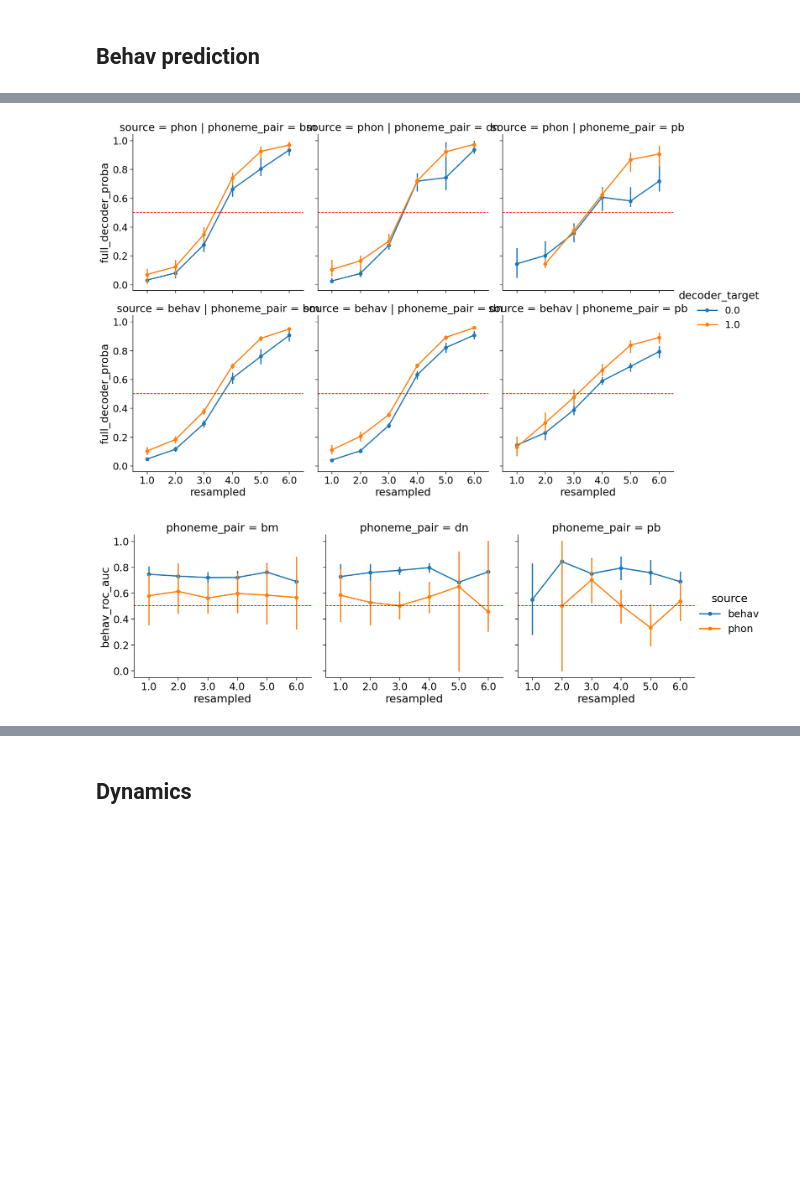
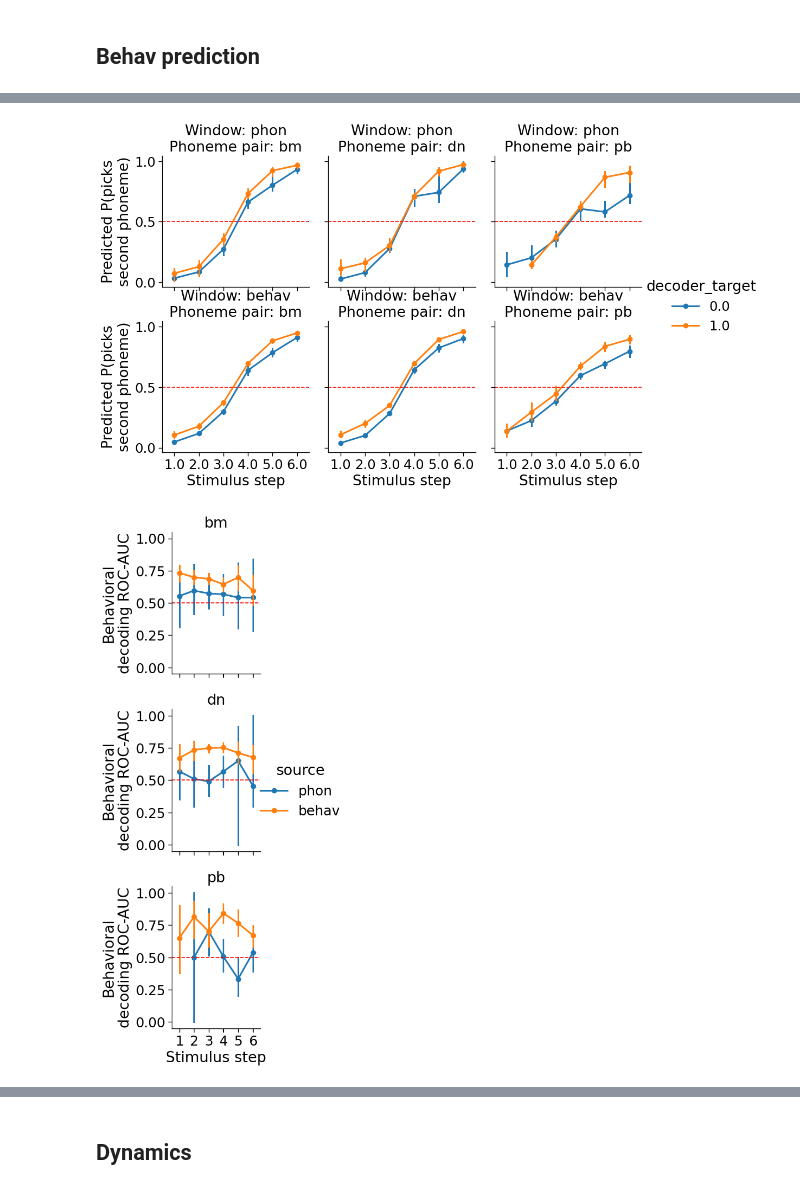
Before and after one commit to hans/barakeet, a Jupyter notebook: notebooks/causal4/A_neurometrics.ipynb, the cells around one changed output, grey strips where cells are left out. Drawn from its saved outputs; the diff is of its cells as text; code cells hidden in the pictures; blank space fills up the shorter version.

```diff
--- a/notebooks/causal4/A_neurometrics.ipynb
+++ b/notebooks/causal4/A_neurometrics.ipynb
@@ -386,8 +403,10 @@ phon_acc_change = (phon_acc
 # %%
 g = sns.catplot(data=phon_acc_change.to_pandas(),
                 x="resampled", y="phon", hue="lexical_evidence",
-                col="phoneme_pair", col_order=phoneme_pair_order,
-                kind="point", units="site")
+                row="phoneme_pair", row_order=phoneme_pair_order,
+                kind="point", units="site", height=3.5)
+g.set_axis_labels("Stimulus step", "Phonetic\ndecoding accuracy")
+g.set_titles(template="{row_name}")
 for ax in g.axes.flat:
     ax.axhline(0.5, color="red", linestyle="--")
 # %% [output]
@@ -394,0 +414,15 @@ for ax in g.axes.flat:
+# %%
+g = sns.catplot(
+    data=phon_acc_change.melt(
+        id_vars=["site", "subject", "electrode_idx", "phoneme_pair", "resampled", "lexical_evidence", "fold"],
+        value_vars=["phon", "behav"],
+        variable_name="source",
+        value_name="accuracy"),
+    x="resampled", y="accuracy", hue="source", hue_order=source_order,
+    row="phoneme_pair", row_order=phoneme_pair_order,
+    kind="point", units="site", height=3.5)
+g.set_axis_labels("Stimulus step", "Phonetic\ndecoding accuracy")
+g.set_titles(template="{row_name}")
+
+for ax in g.axes.flat:
+    ax.axhline(0.5, color="red", linestyle="--")
@@ -422,8 +458,9 @@ if missing_phon_behav.height > 0:
     L.warning(f"Found {missing_phon_behav.height} phonetic peak sites with no matching behavioral predictions")
     L.warning(missing_phon_behav.select(["subject", "electrode_idx", "phoneme_pair", "smin", "smax"]))
 
-plot_behav_behav_keys = behav_peaks_df.select(
-    ["subject", "electrode_idx", "phoneme_pair", "word_end", "smin", "smax"]
+plot_behav_behav_keys = (
+    behav_peaks_df
+    .select(["subject", "electrode_idx", "phoneme_pair", "word_end", "smin", "smax"])
 )
 plot_behav_behav_df = plot_behav_behav_keys.join(
     behav_pred_df,
@@ -463,12 +507,15 @@ g = sns.catplot(data=plot_behav_df.to_pandas(),
                 x="resampled", y="full_decoder_proba", hue="decoder_target",
                 col="phoneme_pair", col_order=phoneme_pair_order,
                 row="source", row_order=["phon", "behav"],
-                kind="point", units="site")
+                kind="point", units="site",
+                height=3.5)
+g.set_axis_labels("Stimulus step", "Predicted P(picks\nsecond phoneme)")
+g.set_titles(template="Window: {row_name}\nPhoneme pair: {col_name}")
 
 for ax in g.axes.flat:
     ax.axhline(0.5, color="red", linestyle="--")
 # %% [output]
-[figure, old version]
+[figure, new version]
 # %%
 behav_roc_auc = pl_roc_auc(
     df=plot_behav_df,
@@ -493,12 +540,17 @@ behav_roc_auc = pl_roc_auc(
     ).alias("site")
 )
 # %%
-g = sns.catplot(data=behav_roc_auc.to_pandas(), x="resampled", y="behav_roc_auc",
-                hue="source", col="phoneme_pair", col_order=phoneme_pair_order,
-                kind="point", units="site")
+g = sns.catplot(data=behav_roc_auc.to_pandas().astype({"resampled": int}),
+                x="resampled", y="behav_roc_auc",
+                hue="source", hue_order=source_order,
+                row="phoneme_pair", row_order=phoneme_pair_order,
+                kind="point", units="site", height=3.5)
+g.set_axis_labels("Stimulus step", "Behavioral\ndecoding ROC-AUC")
+g.set_titles(template="{row_name}")
+
 for ax in g.axes.flat:
     ax.axhline(0.5, color="red", linestyle="--")
 # %% [output]
-[figure, old version]
+[figure, new version]
 # %%
 g = sns.catplot(data=behav_roc_auc.to_pandas(), x="resampled", y="behav_roc_auc_improvement",
```
Also changed, not shown: parts of 56 cells of this notebook.
